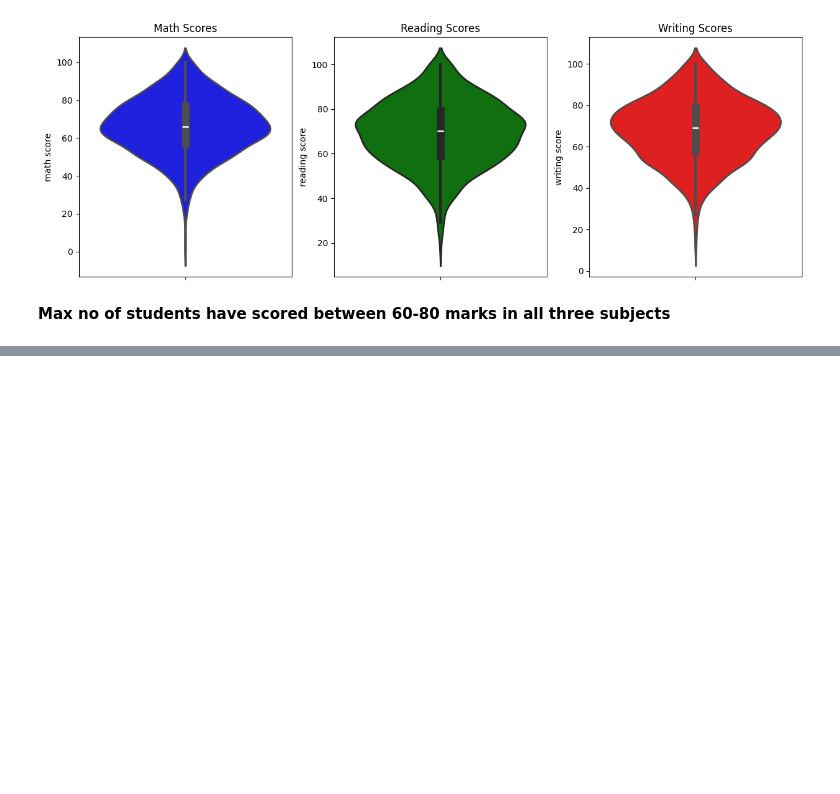
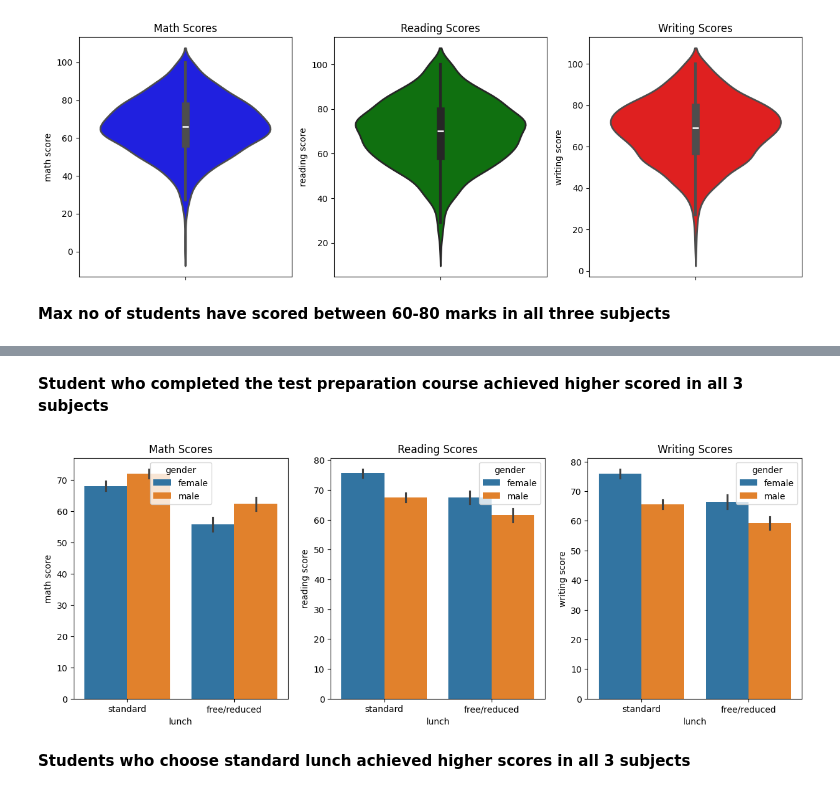
Before and after one commit to RaoFaris/Student-Performance-Analytics-Marks-Prediction-Rules-Engine-non-ML-, a Jupyter notebook: studperformanalytics.ipynb, the cells around one changed output, grey strips where cells are left out. Cells and saved outputs as stored; diff of their text form; code cells hidden in the pictures; blank space fills up the shorter version.

```diff
--- a/studperformanalytics.ipynb
+++ b/studperformanalytics.ipynb
@@ -176,0 +211,21 @@ plt.show()
+# %% [markdown]
+**Student who completed the test preparation course achieved higher scored in all 3 subjects**
+# %%
+#barplot: score vs lunch
+plt.figure(figsize=(15,5))
+plt.subplot(131)
+plt.title('Math Scores')
+sns.barplot(hue="gender",y="math score",x="lunch",data=sp)
+
+plt.subplot(132)
+plt.title('Reading Scores')
+sns.barplot(hue="gender",y="reading score",x="lunch",data=sp)
+
+plt.subplot(133)
+plt.title('Writing Scores')
+sns.barplot(hue="gender",y="writing score",x="lunch",data=sp)
+plt.show()
+# %% [output]
+[figure, added]
+# %% [markdown]
+**Students who choose standard lunch achieved higher scores in all 3 subjects**
```
Also changed, not shown: parts of 3 cells of this notebook.
